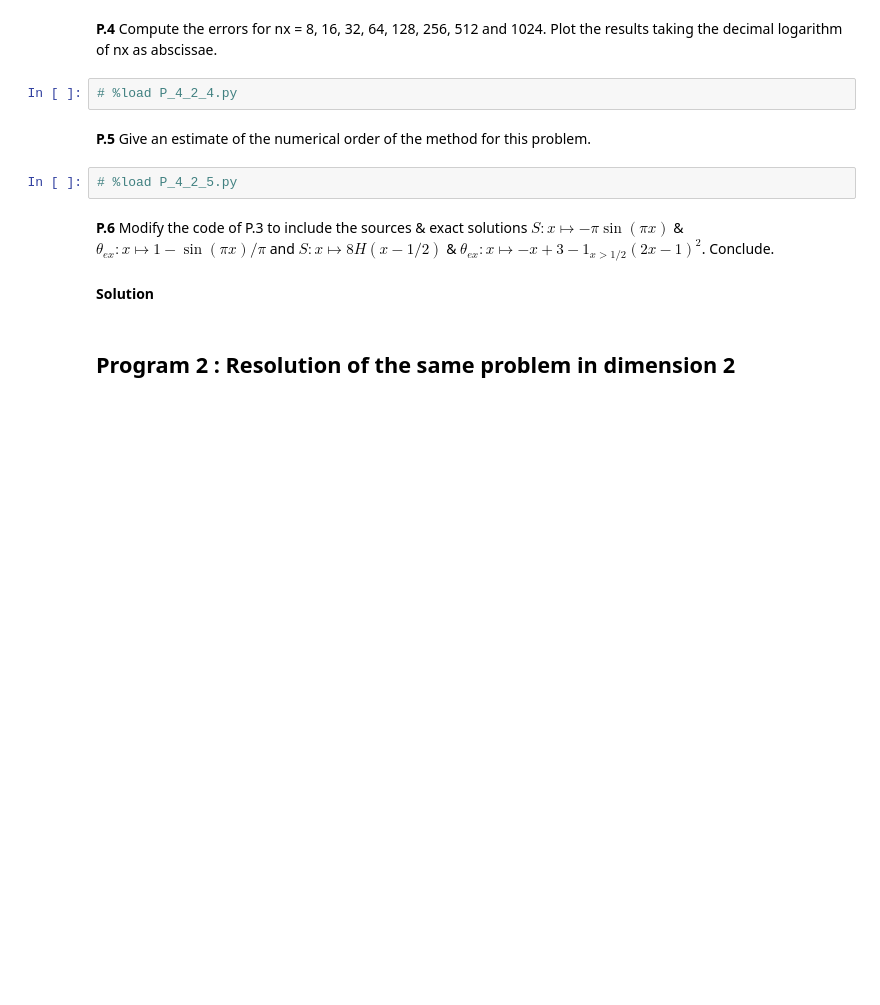
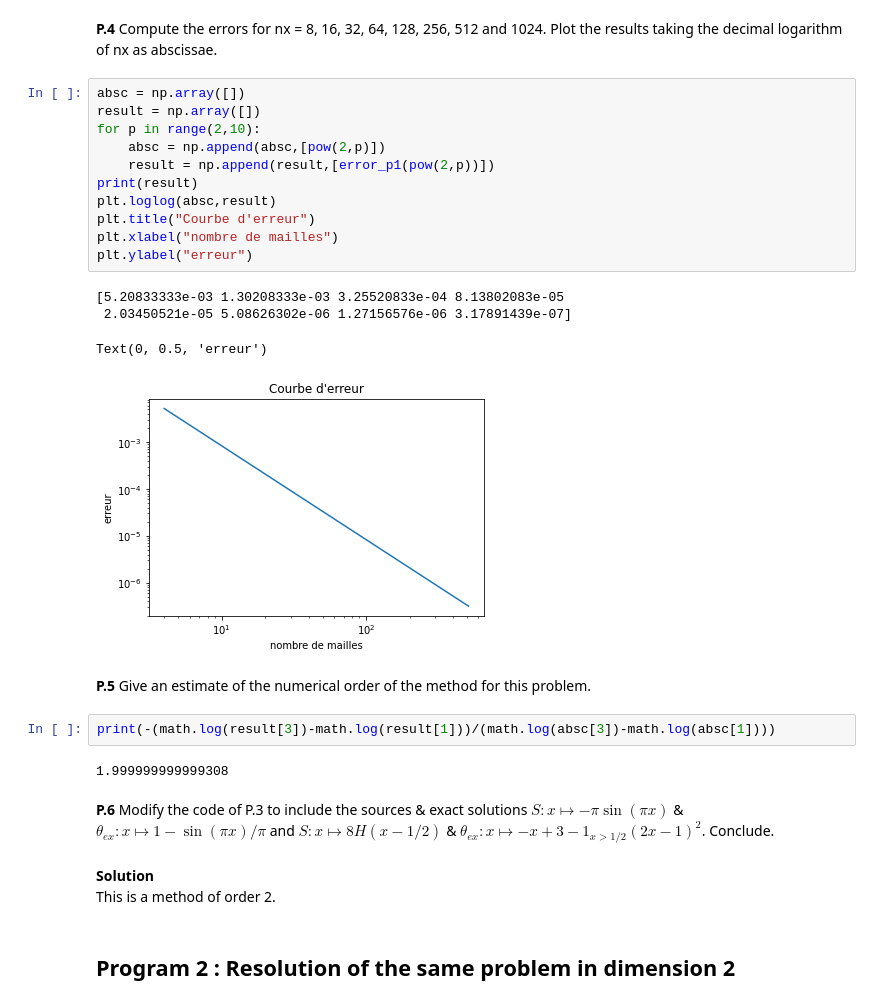
Before and after one commit to lcs27/PDE-CS, a Jupyter notebook: TD6_TD7_EN.ipynb, the cells around one changed output. Cells and saved outputs as stored; diff of their text form; blank space fills up the shorter version.

```diff
--- a/TD6_TD7_EN.ipynb
+++ b/TD6_TD7_EN.ipynb
@@ -370,15 +473,32 @@ FEniCS keywords: *SpatialCoordinate*, *conditional* (UFL language)
 # %% [markdown]
 **P.4** Compute the errors for nx = 8, 16, 32, 64, 128, 256, 512 and 1024. Plot the results taking the decimal logarithm of nx as abscissae.
-# %%
-# %load P_4_2_4.py
+# %%
+absc = np.array([])
+result = np.array([])
+for p in range(2,10):
+    absc = np.append(absc,[pow(2,p)])
+    result = np.append(result,[error_p1(pow(2,p))])
+print(result)
+plt.loglog(absc,result)
+plt.title("Courbe d'erreur")
+plt.xlabel("nombre de mailles")
+plt.ylabel("erreur")
+# %% [output]
+[5.20833333e-03 1.30208333e-03 3.25520833e-04 8.13802083e-05
+ 2.03450521e-05 5.08626302e-06 1.27156576e-06 3.17891439e-07]
+Text(0, 0.5, 'erreur')
+[figure, added]
 # %% [markdown]
 **P.5** Give an estimate of the numerical order of the method for this problem.
-# %%
-# %load P_4_2_5.py
+# %%
+print(-(math.log(result[3])-math.log(result[1]))/(math.log(absc[3])-math.log(absc[1])))
+# %% [output]
+1.999999999999308
 # %% [markdown]
 **P.6** Modify the code of P.3 to include the sources & exact solutions $S:x\mapsto -\pi\sin(\pi x)$ & $\theta_{ex}:x\mapsto  1-\sin(\pi x)/\pi$  and $S:x\mapsto 8 H(x-1/2)$ & $\theta_{ex}:x\mapsto  -x+3-1_{x>1/2}(2x-1)^2$. Conclude.
-# %% [markdown]
-**Solution**
+# %% [markdown]
+**Solution**
+This is a method of order 2.
 # %% [markdown]
 ## Program 2 : Resolution of the same problem in dimension 2
 # %% [markdown]
```
Also changed, not shown: parts of 68 cells of this notebook, 2 other files.
